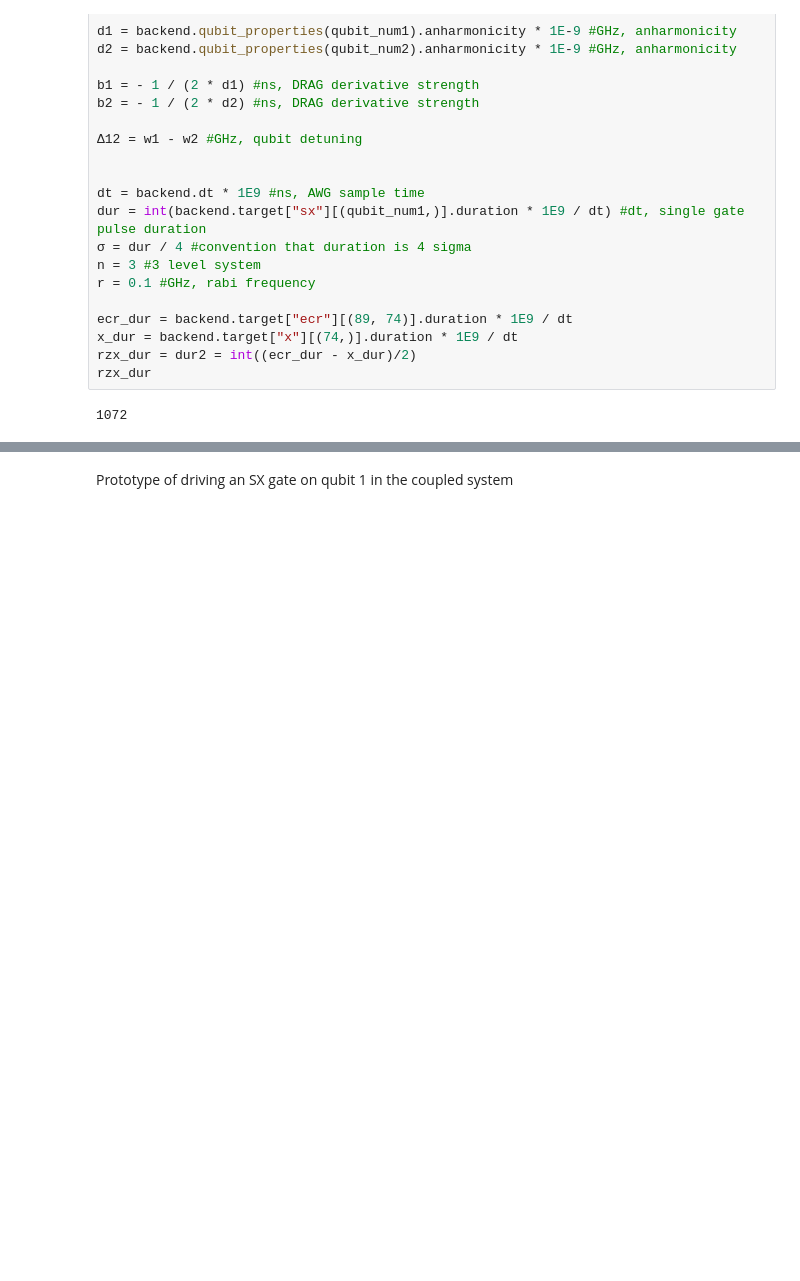
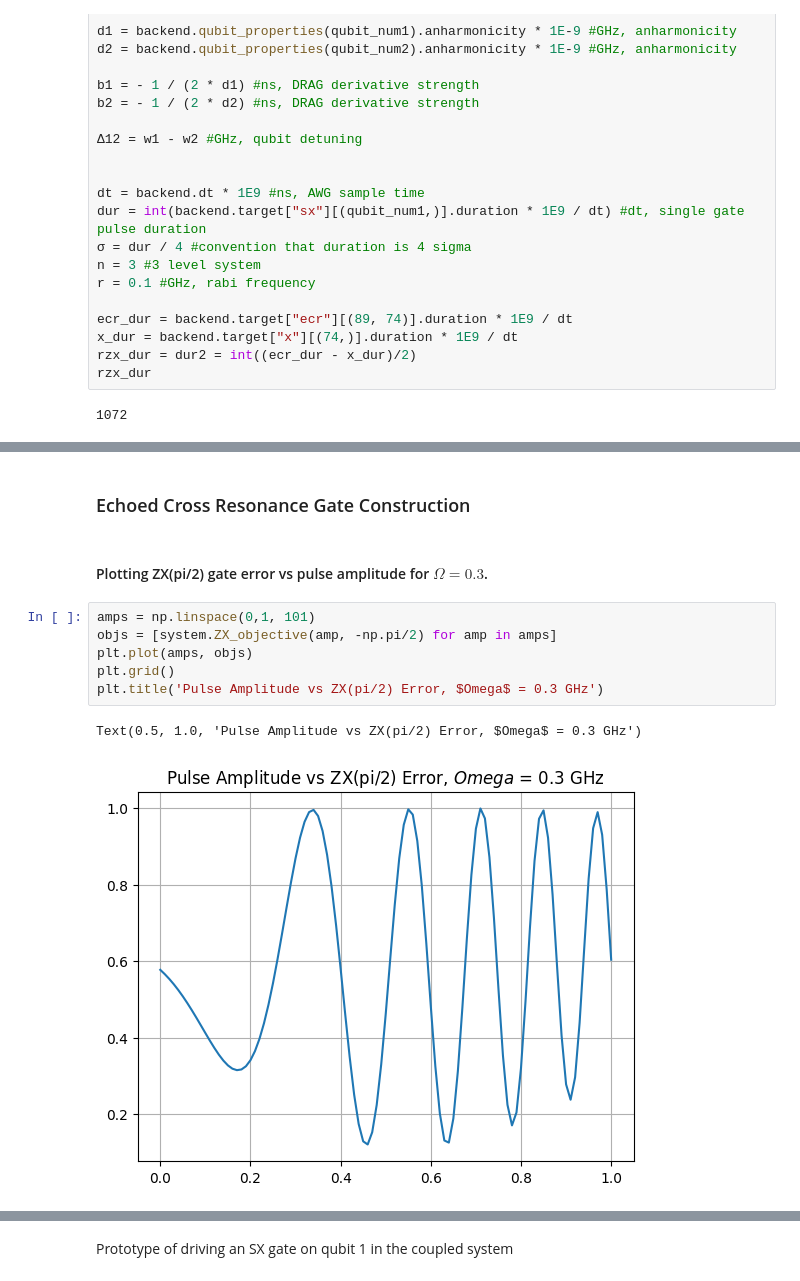
Before and after one commit to kapil-d/transmon-sim, a Jupyter notebook: two_transmon_gates.ipynb, the cells around one changed output, grey strips where cells are left out. Cells and saved outputs as stored; diff of their text form; blank space fills up the shorter version.

Commit message:
added ecr, fixed some errors

```diff
--- a/two_transmon_gates.ipynb
+++ b/two_transmon_gates.ipynb
@@ -405,0 +503,13 @@ Transmon_System.fidelity(Transmon_System.ideal_ZX(-np.pi/2), CRsol.y[-1]).item()
+# %% [markdown]
+### Echoed Cross Resonance Gate Construction
+# %% [markdown]
+#### Plotting ZX(pi/2) gate error vs pulse amplitude for $\Omega = 0.3$.
+# %%
+amps = np.linspace(0,1, 101)
+objs = [system.ZX_objective(amp, -np.pi/2) for amp in amps]
+plt.plot(amps, objs)
+plt.grid()
+plt.title('Pulse Amplitude vs ZX(pi/2) Error, $Omega$ = 0.3 GHz')
+# %% [output]
+Text(0.5, 1.0, 'Pulse Amplitude vs ZX(pi/2) Error, $Omega$ = 0.3 GHz')
+[figure, added]
```
Also changed, not shown: parts of 40 cells of this notebook, 1 other file.
